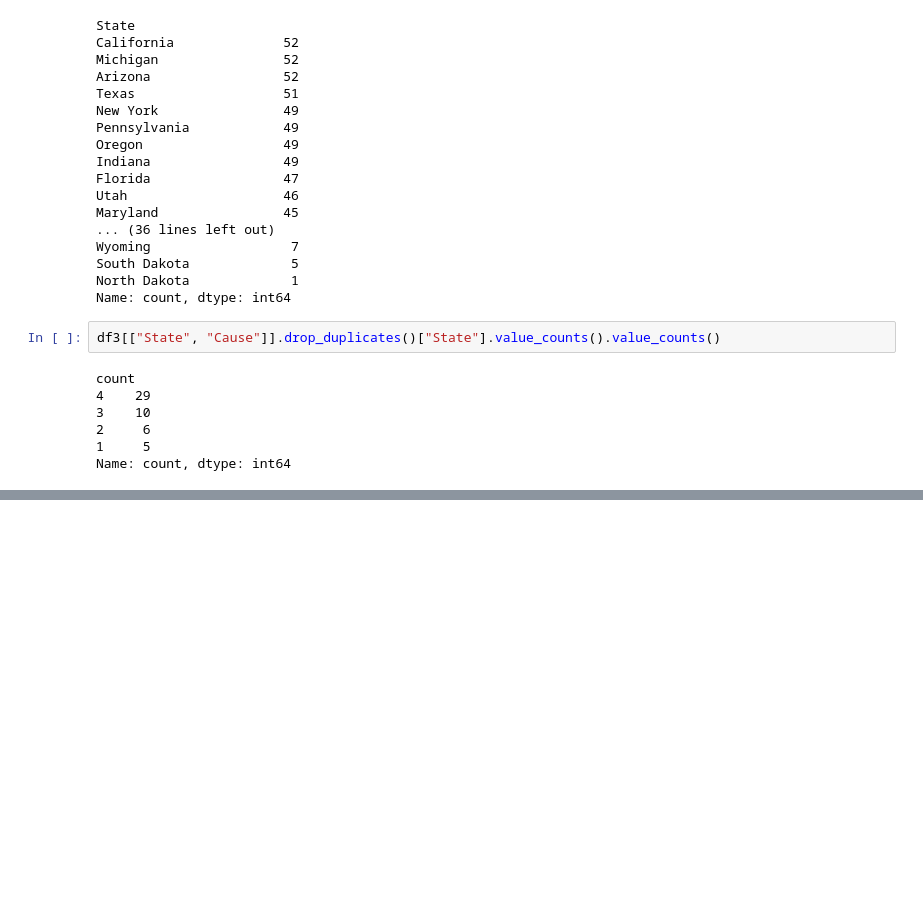
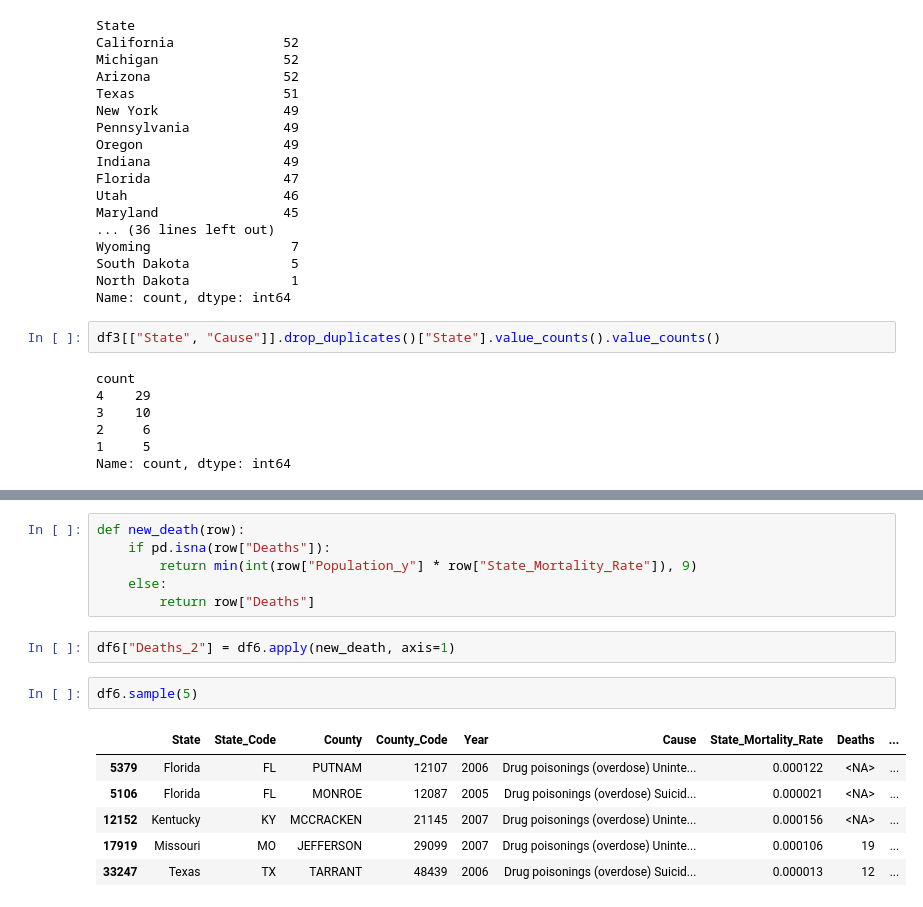
Before and after one commit to MIDS-at-Duke/Opioid-Team-Project-Group-9, a Jupyter notebook: Codes/mortality_data/mortality_correction.ipynb, the cells around one changed output, grey strips where cells are left out. Cells and saved outputs as stored; diff of their text form; blank space fills up the shorter version.

```diff
--- a/Codes/mortality_data/mortality_correction.ipynb
+++ b/Codes/mortality_data/mortality_correction.ipynb
@@ -235,0 +322,17 @@ Name: count, dtype: int64
+# %%
+def new_death(row):
+    if pd.isna(row["Deaths"]):
+        return min(int(row["Population_y"] * row["State_Mortality_Rate"]), 9)
+    else:
+        return row["Deaths"]
+# %%
+df6["Deaths_2"] = df6.apply(new_death, axis=1)
+# %%
+df6.sample(5)
+# %% [output]
+|  | State | State_Code | County | County_Code | Year | Cause | State_Mortality_Rate | Deaths | ... |
+| 5379 | Florida | FL | PUTNAM | 12107 | 2006 | Drug poisonings (overdose) Uninte... | 0.000122 | <NA> | ... |
+| 5106 | Florida | FL | MONROE | 12087 | 2005 | Drug poisonings (overdose) Suicid... | 0.000021 | <NA> | ... |
+| 12152 | Kentucky | KY | MCCRACKEN | 21145 | 2007 | Drug poisonings (overdose) Uninte... | 0.000156 | <NA> | ... |
+| 17919 | Missouri | MO | JEFFERSON | 29099 | 2007 | Drug poisonings (overdose) Uninte... | 0.000106 | 19 | ... |
+| 33247 | Texas | TX | TARRANT | 48439 | 2006 | Drug poisonings (overdose) Suicid... | 0.000013 | 12 | ... |
```
Also changed, not shown: parts of 24 cells of this notebook.
